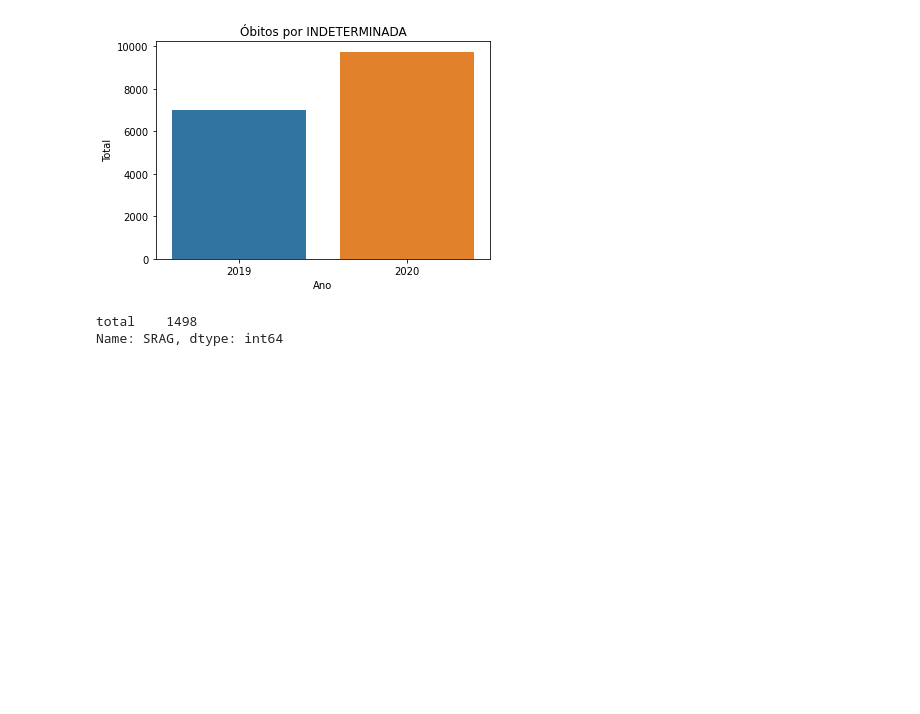
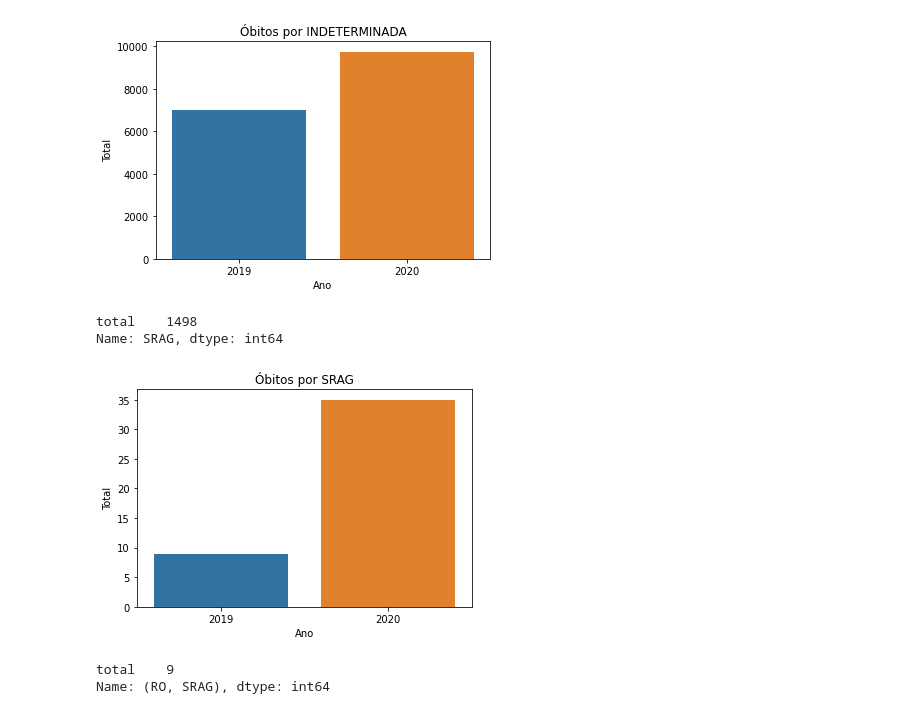
Before and after one commit to debbyohanne/analise_covid, a Jupyter notebook: notebooks/analise_obitos_covid.ipynb, the cells around one changed output. Drawn from its saved outputs; the diff is of its cells as text; code cells hidden in the pictures; blank space fills up the shorter version.

```diff
--- a/notebooks/analise_obitos_covid.ipynb
+++ b/notebooks/analise_obitos_covid.ipynb
@@ -185,0 +188,35 @@ Name: SRAG, dtype: int64
+# %%
+#Vamos então visualizar nossos dados:
+
+def grafico_comparativo(causa, estado):
+
+    #classificando por uf e tipo de doença
+    total_2019 = dados_2019.groupby(['uf','tipo_doenca']).sum()
+    total_2020 = dados_2020.groupby(['uf','tipo_doenca']).sum()
+
+    #fazendo uma lista com o total por tipo da doença
+    lista = [int(total_2019.loc[estado,causa]),int(total_2020.loc[estado,causa])]
+
+    #criando um dataframe com os dados que fizemos no loc.
+    dados = pd.DataFrame({'Total': lista,
+                            'Ano':[2019,2020]})
+
+    #plotando o gráfico:
+    plt.figure(figsize=(6,4))
+    sns.barplot(x='Ano', y='Total', data=dados)
+    plt.title(f'Óbitos por {causa}')
+    plt.show()
+
+#retornando o total
+grafico_comparativo('SRAG','RO') #vemos que está dando certo por enquanto por causa da próxima célula.
+# %% [output]
+[figure, added]
+# %%
+#testando o groupby com 2 parametros:
+t = dados_2019.groupby(['uf','tipo_doenca']).sum()
+t.loc['RO','SRAG']
+
+#o meu loc deu errado primero pq agora antes de classificar o tipo de doença, eu tenho a classificação por estado.
+# %% [output]
+total    9
+Name: (RO, SRAG), dtype: int64
```
Also changed, not shown: parts of 10 cells of this notebook, 2 other files.
